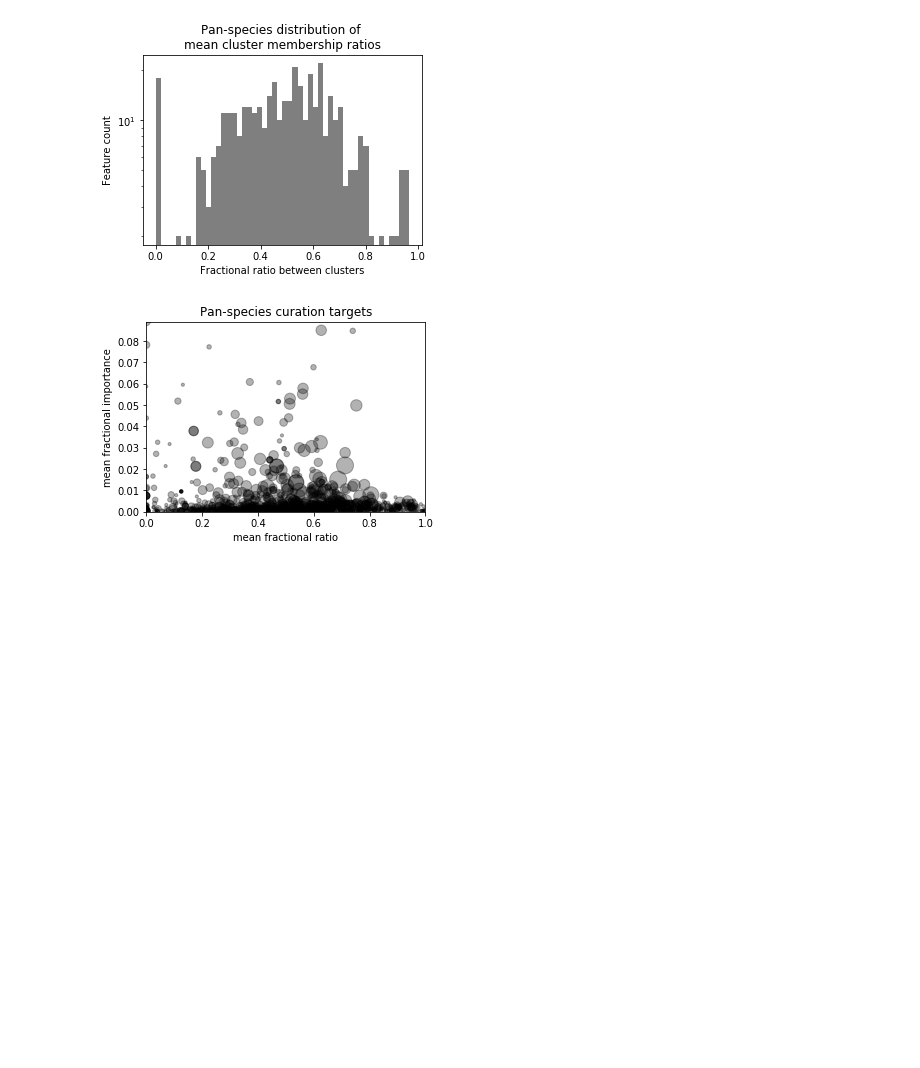
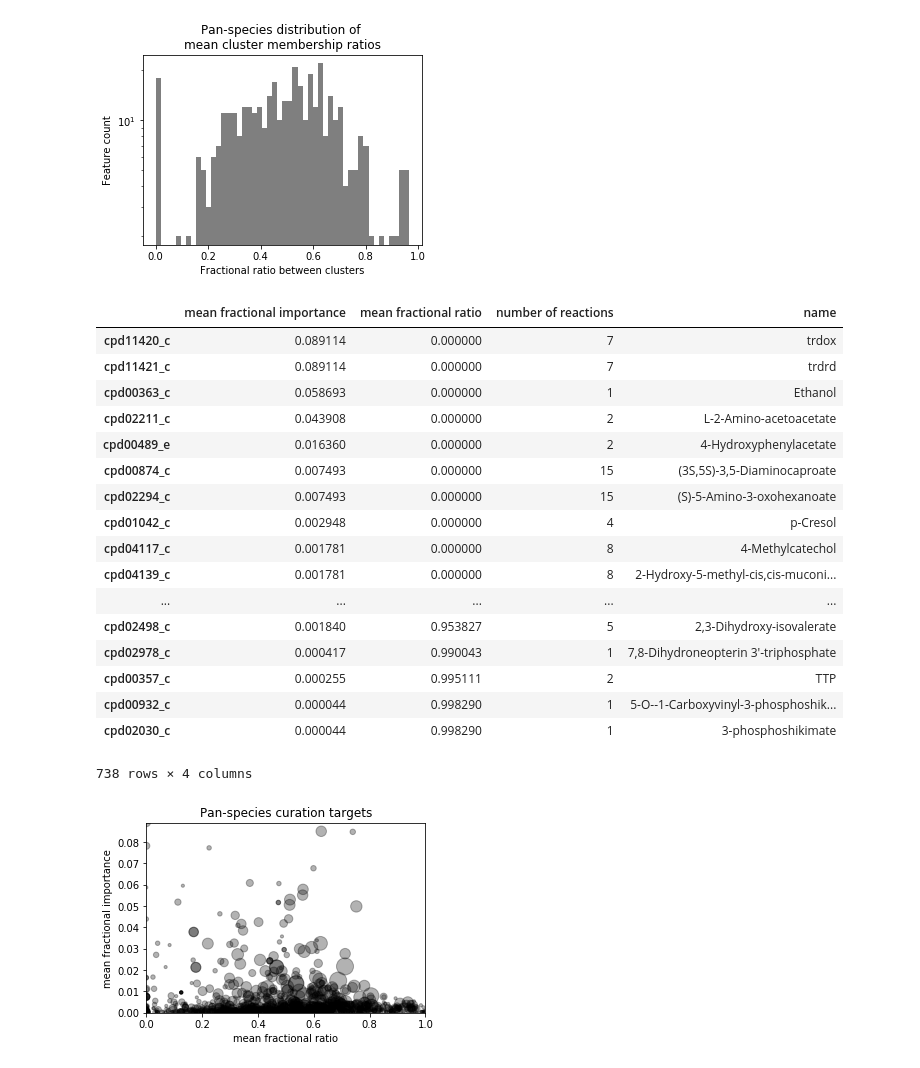
Before and after one commit to gregmedlock/ssl_ensembles, a Jupyter notebook: bin/curation_targets.ipynb, the cells around one changed output. Drawn from its saved outputs; the diff is of its cells as text; code cells hidden in the pictures; blank space fills up the shorter version.

Commit message:
fixed typos in metabolite name parsing

```diff
--- a/bin/curation_targets.ipynb
+++ b/bin/curation_targets.ipynb
@@ -368,14 +368,35 @@ sorted_met_df = met_target_df.sort_values(by=['mean fractional ratio','mean frac
 met_strings = []
 univ_mets = [met.id for met in universal.metabolites]
 for metabolite in sorted_met_df.index:
-    if metabolite+'_c' in univ_reactions:
-        met_as_string = universal.metabolites.get_by_id(reaction+'_c').name
+    if metabolite in univ_mets:
+        met_as_string = universal.metabolites.get_by_id(metabolite).name
     else:
         met_as_string = 'metabolite missing from universal'
     met_strings.append(met_as_string)
 sorted_met_df['name'] = met_strings
 
 sorted_met_df.to_csv('../results/classification_results/panspecies_metabolite_means.csv', sep=',')
+# %%
+sorted_met_df
+# %% [output]
+|  | mean fractional importance | mean fractional ratio | number of reactions | name |
+| cpd11420_c | 0.089114 | 0.000000 | 7 | trdox |
+| cpd11421_c | 0.089114 | 0.000000 | 7 | trdrd |
+| cpd00363_c | 0.058693 | 0.000000 | 1 | Ethanol |
+| cpd02211_c | 0.043908 | 0.000000 | 2 | L-2-Amino-acetoacetate |
+| cpd00489_e | 0.016360 | 0.000000 | 2 | 4-Hydroxyphenylacetate |
+| cpd00874_c | 0.007493 | 0.000000 | 15 | (3S,5S)-3,5-Diaminocaproate |
+| cpd02294_c | 0.007493 | 0.000000 | 15 | (S)-5-Amino-3-oxohexanoate |
+| cpd01042_c | 0.002948 | 0.000000 | 4 | p-Cresol |
+| cpd04117_c | 0.001781 | 0.000000 | 8 | 4-Methylcatechol |
+| cpd04139_c | 0.001781 | 0.000000 | 8 | 2-Hydroxy-5-methyl-cis,cis-muconi... |
+| ... | ... | ... | ... | ... |
+| cpd02498_c | 0.001840 | 0.953827 | 5 | 2,3-Dihydroxy-isovalerate |
+| cpd02978_c | 0.000417 | 0.990043 | 1 | 7,8-Dihydroneopterin 3'-triphosphate |
+| cpd00357_c | 0.000255 | 0.995111 | 2 | TTP |
+| cpd00932_c | 0.000044 | 0.998290 | 1 | 5-O--1-Carboxyvinyl-3-phosphoshik... |
+| cpd02030_c | 0.000044 | 0.998290 | 1 | 3-phosphoshikimate |
+738 rows × 4 columns
 # %%
 import matplotlib.pyplot as plt
 import matplotlib
```
Also changed, not shown: 1 other file.
